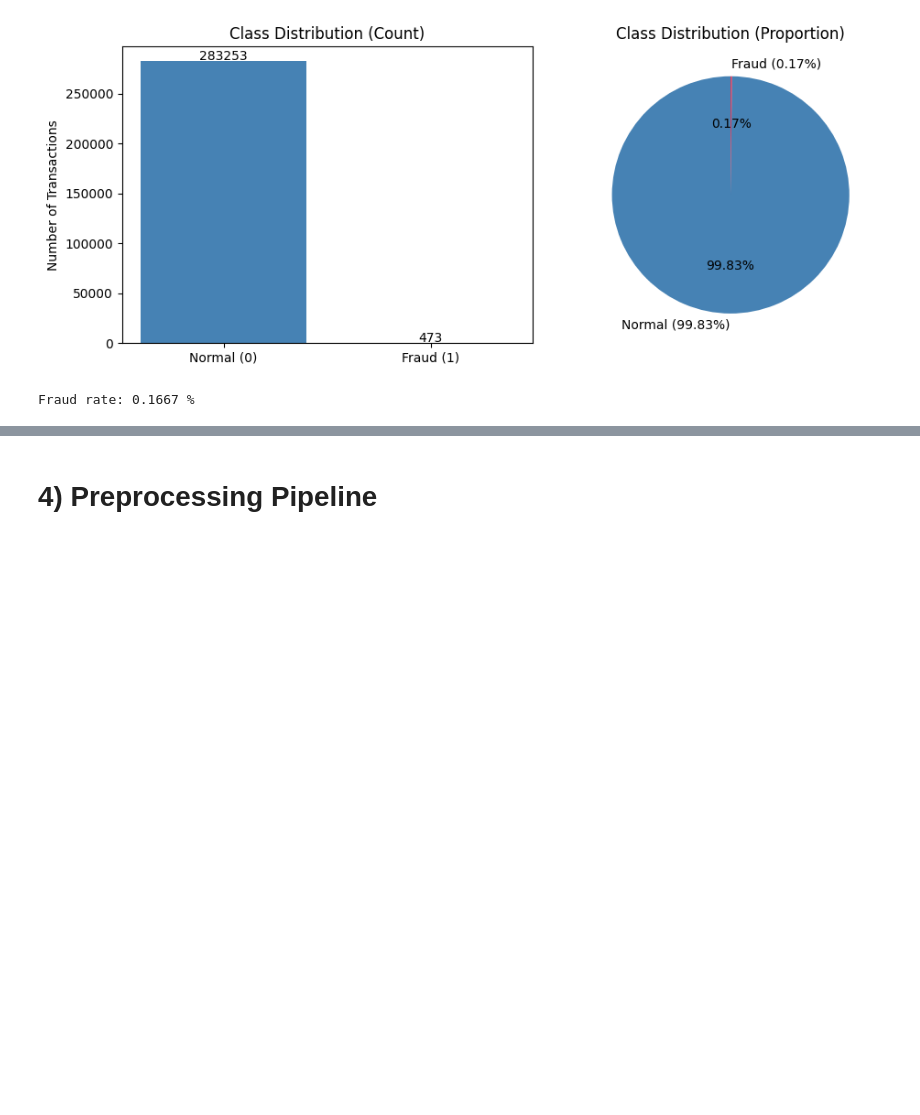
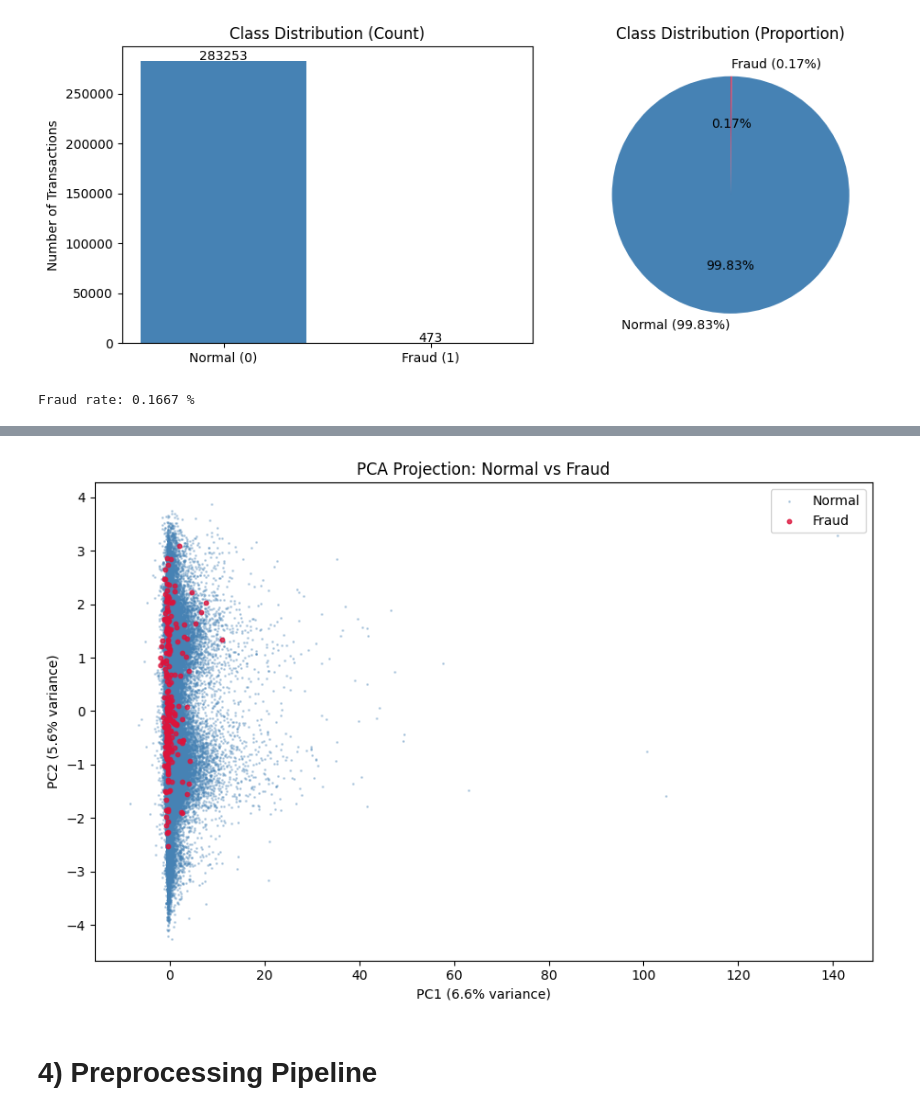
Before and after one commit to Basma-e/ECE447-Anomaly-Detection, a Jupyter notebook: notebooks/memberA/memberA_eda_statistical.ipynb, the cells around one changed output, grey strips where cells are left out. Cells and saved outputs as stored; diff of their text form; code cells hidden in the pictures; blank space fills up the shorter version.

```diff
--- a/notebooks/memberA/memberA_eda_statistical.ipynb
+++ b/notebooks/memberA/memberA_eda_statistical.ipynb
@@ -287,3 +332,27 @@ Fraud rate: 0.1667 %
+# %%
+from sklearn.decomposition import PCA
+
+# Use scaled training + validation data for projection
+X_all = np.vstack([X_train_scaled, X_val_scaled])
+y_all = np.concatenate([y_train, y_val])
+
+pca = PCA(n_components=2, random_state=42)
+X_proj = pca.fit_transform(X_all)
+
+plt.figure(figsize=(9, 6))
+plt.scatter(X_proj[y_all == 0, 0], X_proj[y_all == 0, 1],
+            s=1, alpha=0.3, color='steelblue', label='Normal')
+plt.scatter(X_proj[y_all == 1, 0], X_proj[y_all == 1, 1],
+            s=10, alpha=0.8, color='crimson', label='Fraud')
+plt.title('PCA Projection: Normal vs Fraud')
+plt.xlabel(f'PC1 ({pca.explained_variance_ratio_[0]*100:.1f}% variance)')
+plt.ylabel(f'PC2 ({pca.explained_variance_ratio_[1]*100:.1f}% variance)')
+plt.legend()
+plt.tight_layout()
+plt.savefig('../../artifacts/figures/pca_projection.png')
+plt.show()
+# %% [output]
+[figure, added]
 # %% [markdown]
 # 4) Preprocessing Pipeline
 # %%
```
Also changed, not shown: parts of 10 cells of this notebook, 3 other files.
